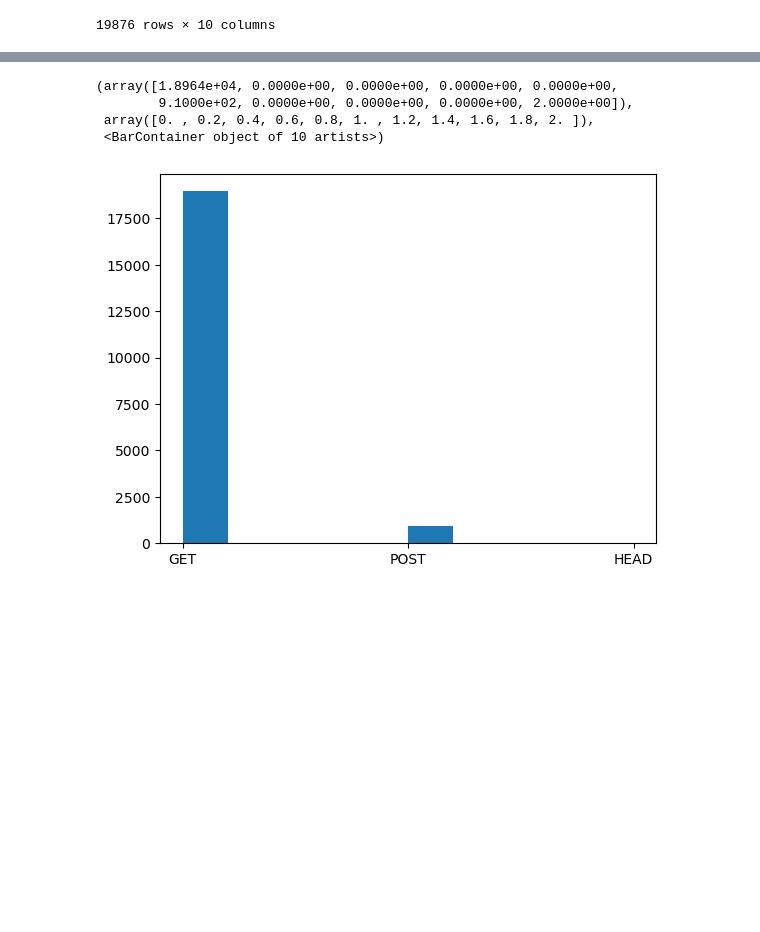
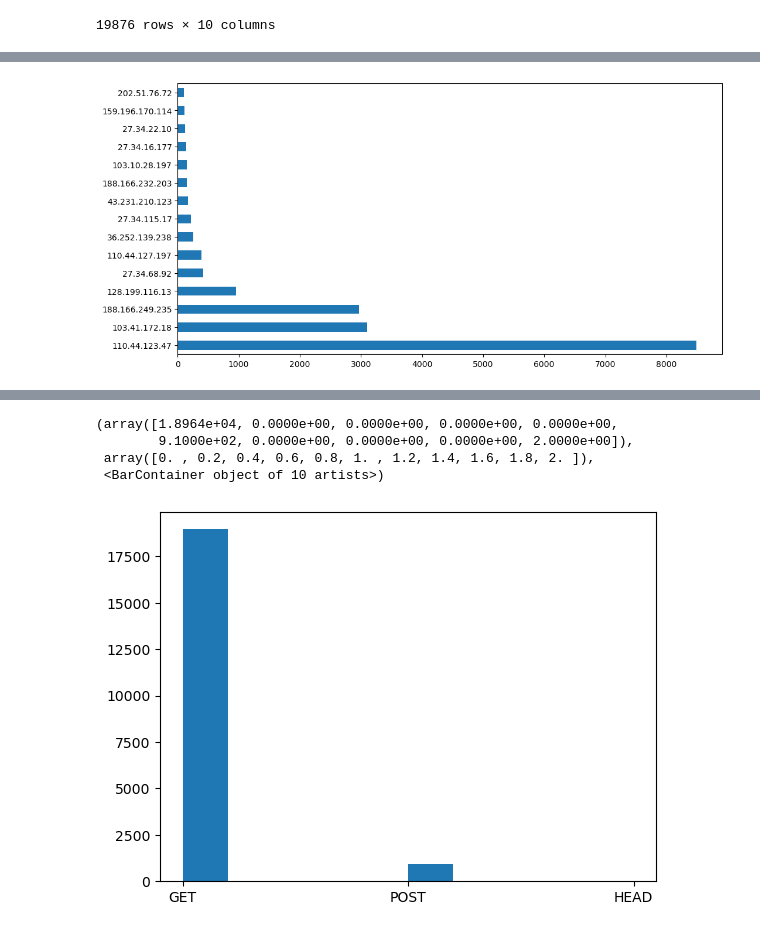
Before and after one commit to aashutoshkhadgi/webserver-log-analyzer, a Jupyter notebook: log-analyzer.py.ipynb, the cells around one changed output, grey strips where cells are left out. Saved outputs shown, nothing was run; the diff lists cells and outputs as text; code cells hidden in the pictures; blank space fills up the shorter version.

```diff
--- a/log-analyzer.py.ipynb
+++ b/log-analyzer.py.ipynb
@@ -80,0 +74,10 @@ horizontal_bar= top_10_ips.plot(kind='barh')
+# %%
+#display most active remote clients
+
+ips = df.ip.value_counts()
+top_10_ips = ips.iloc[0:15]
+top_10_ips
+type(top_10_ips)
+horizontal_bar= top_10_ips.plot(kind='barh',figsize=(12,6))
+# %% [output]
+[figure, added]
```
Also changed, not shown: parts of 7 cells of this notebook.
